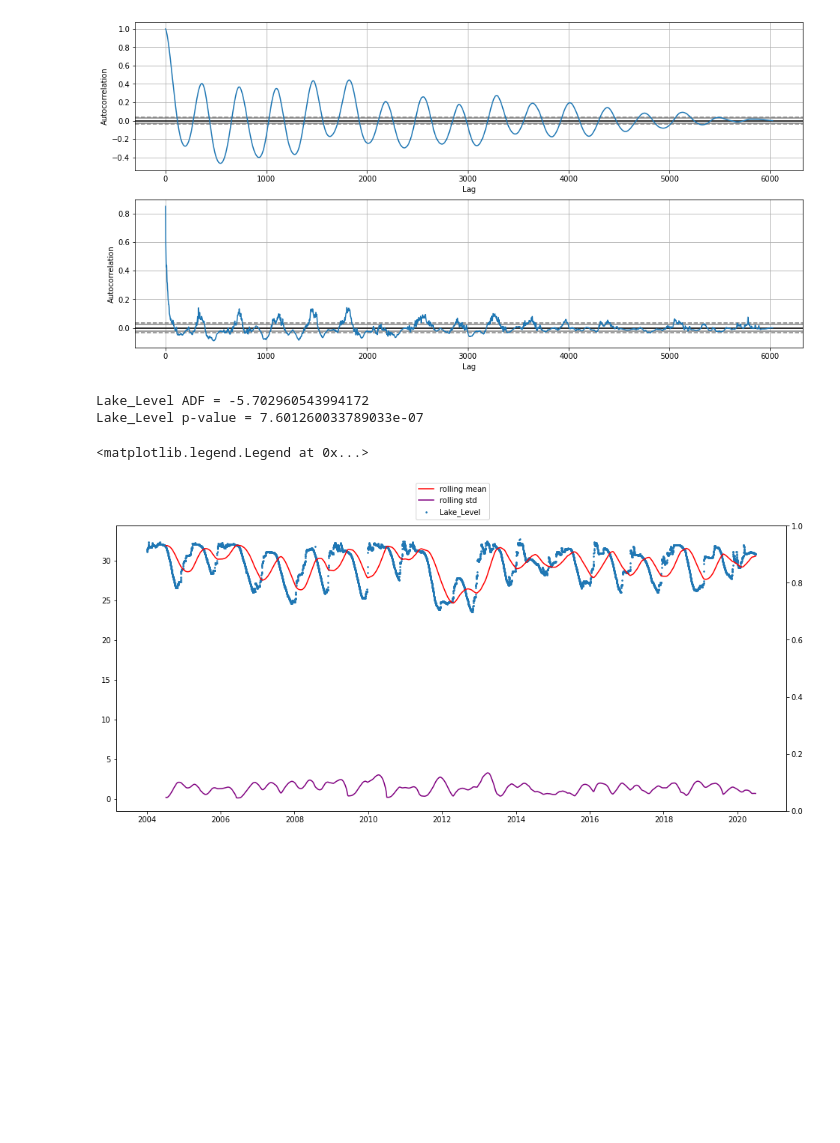
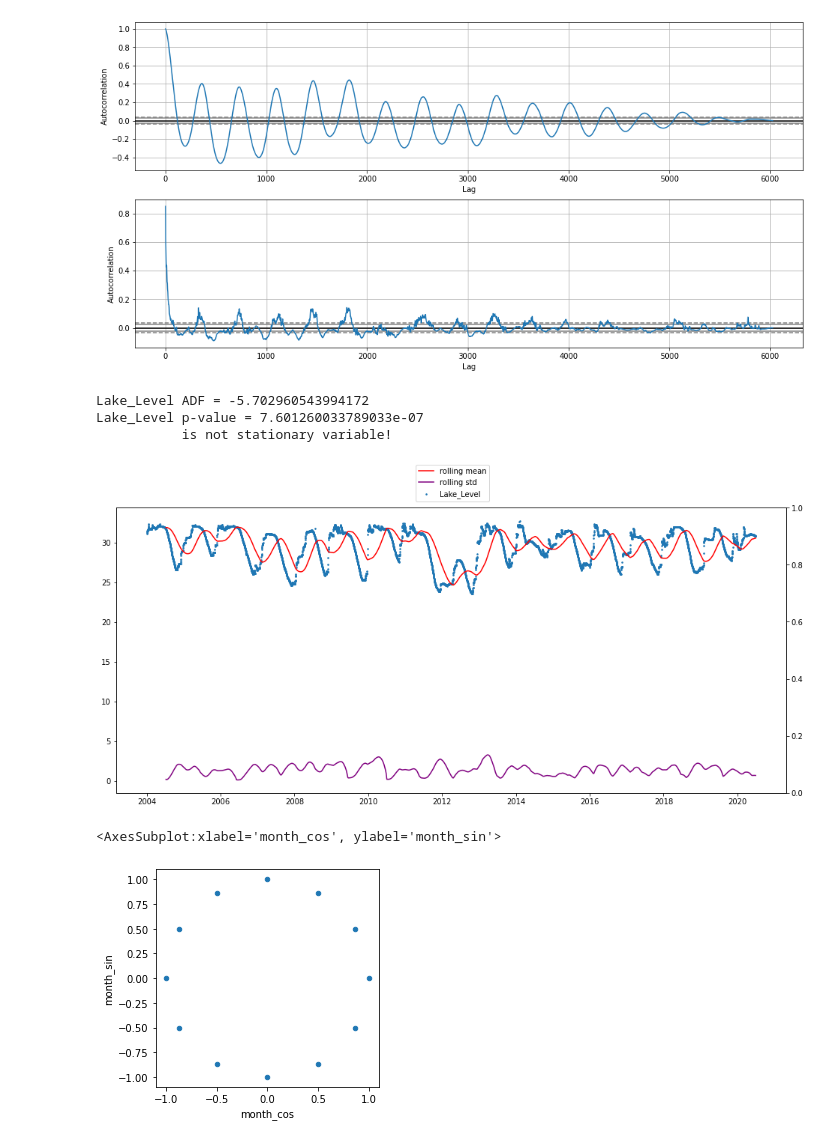
Before and after one commit to KlemenKozelj/master_thesis, a Jupyter notebook: 02_Lake_Bilancino_Time_Series.ipynb, the cells around one changed output. Saved outputs shown, nothing was run; the diff lists cells and outputs as text; code cells hidden in the pictures; blank space fills up the shorter version.

```diff
--- a/02_Lake_Bilancino.ipynb
+++ b/02_Lake_Bilancino_Time_Series.ipynb
@@ -115,6 +115,7 @@ adf_test = adfuller(df['Lake_Level']) # Lake_Level is non-stationary
 
 print('Lake_Level ADF = {}'.format(str(adf_test[0])))
 print('Lake_Level p-value = {}'.format(str(adf_test[1])))
+print('           is not stationary variable!')
 
 fig, ax = plt.subplots(1, 1, figsize=(16, 7))
 
@@ -123,17 +124,22 @@ ax2 = ax.twinx()
 months = 16 * 12
 ax.plot(df['Lake_Level'].rolling(months).mean(), color='red', label='rolling mean')
 ax.plot(df['Lake_Level'].rolling(months).std(), color='purple', label='rolling std')
-ffig.legend(loc='upper center')
+fl = fig.legend(loc='upper center')
+
+# TODO CHECK EVERY VARIABLE
 # %% [output]
 Lake_Level ADF = -5.702960543994172
 Lake_Level p-value = 7.601260033789033e-07
+           is not stationary variable!
-<matplotlib.legend.Legend at 0x...>
 [figure]
 # %%
-# df['month_sin'] = np.sin((pd.to_datetime(df.index).month - 1) * (2. * np.pi / 12))
-# df['month_cos'] = np.cos((pd.to_datetime(df.index).month - 1) * (2. * np.pi / 12))
+df['month_sin'] = np.sin((pd.to_datetime(df.index).month - 1) * (2. * np.pi / 12))
+df['month_cos'] = np.cos((pd.to_datetime(df.index).month - 1) * (2. * np.pi / 12))
 
-# df.groupby(['month_cos', 'month_sin']).size().reset_index().plot(x='month_cos', y='month_sin', kind='scatter', figsize=(4, 4))
+df.groupby(['month_cos', 'month_sin']).size().reset_index().plot(x='month_cos', y='month_sin', kind='scatter', figsize=(4, 4))
+# %% [output]
+<AxesSubplot:xlabel='month_cos', ylabel='month_sin'>
+[figure, added]
 # %%
 correlation_matrix(df)
 # %% [output]
```
Also changed, not shown: parts of 1 cell of this notebook.
